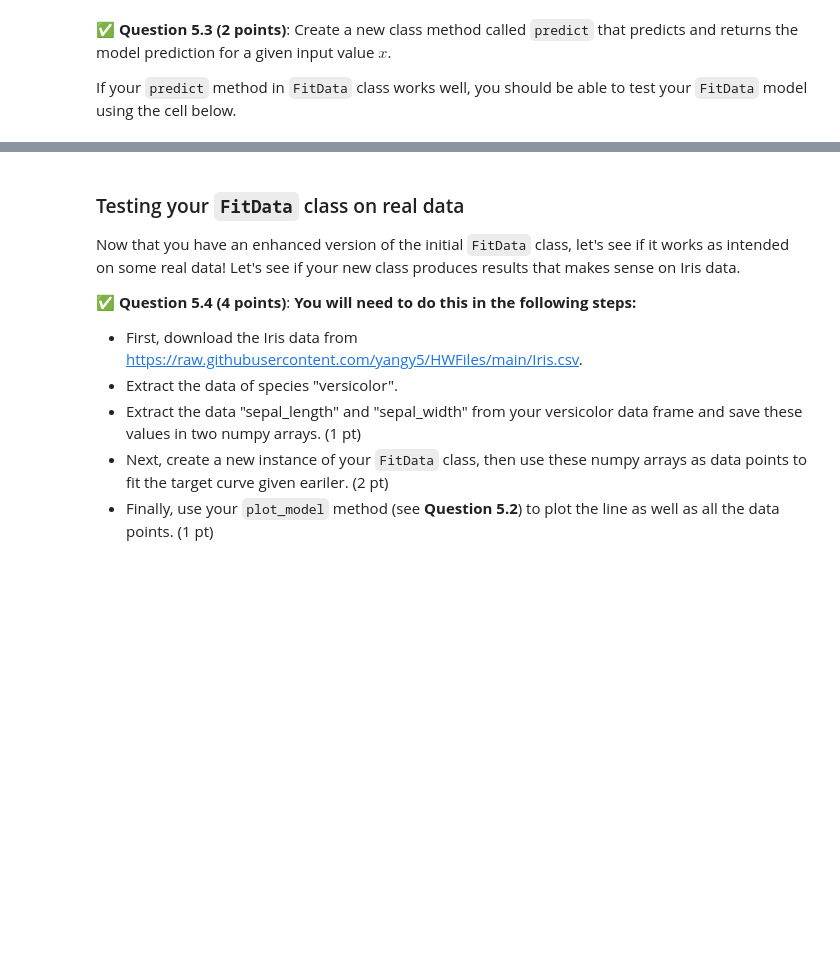
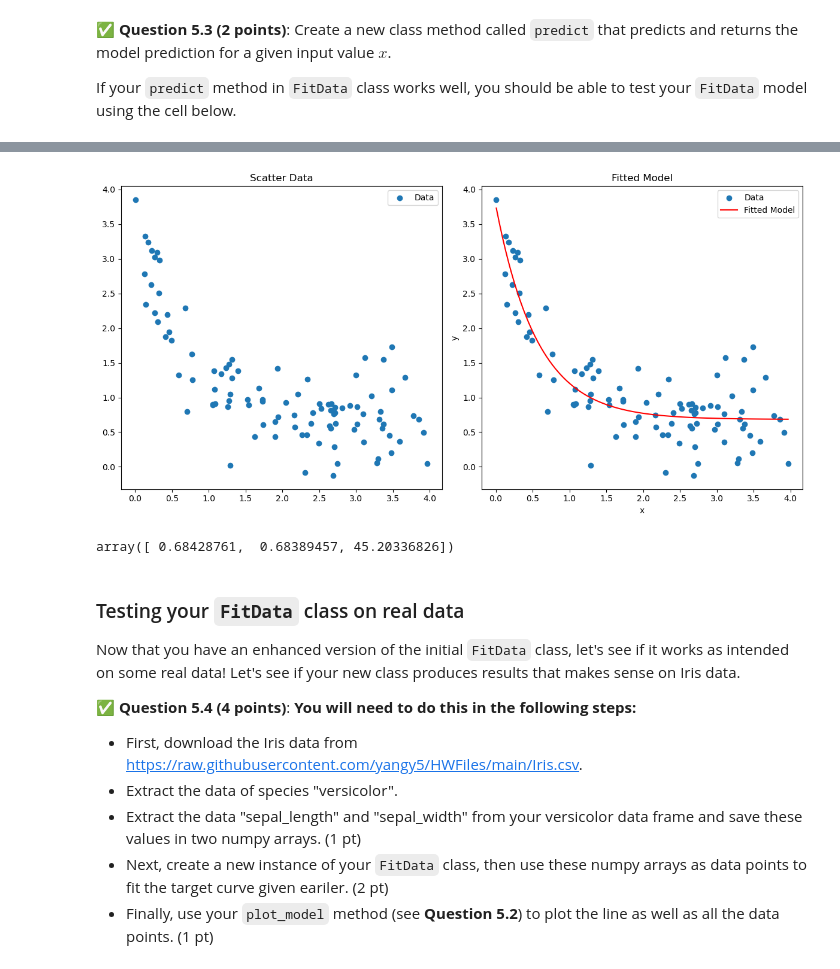
Before and after one commit to ze-ntsh/cmse202-s25-turnin, a Jupyter notebook: hw-01/HW-01_GitPracticeDebuggingPythonPackagesAndClasses-SS25-NITISH MAINDOLIYA.ipynb, the cells around one changed output, grey strips where cells are left out. Saved outputs shown, nothing was run; the diff lists cells and outputs as text; code cells hidden in the pictures; blank space fills up the shorter version.

```diff
--- a/hw-01/HW-01_GitPracticeDebuggingPythonPackagesAndClasses-SS25-NITISH MAINDOLIYA.ipynb
+++ b/hw-01/HW-01_GitPracticeDebuggingPythonPackagesAndClasses-SS25-NITISH MAINDOLIYA.ipynb
@@ -560,3 +573,31 @@ Copy the OOP code to this cell and work from here.
+# %%
+# Copy the code to this cell.
+
+import numpy as np
+import matplotlib.pyplot as plt
+from scipy.optimize import curve_fit
+
+
+class FitData:
+    def __init__(self, xdata, ydata):
+        self.xdata = xdata
+        self.ydata = ydata
+
+    def summary_stats(self):
+        return {
+            "mean_x": np.mean(self.xdata),
+            "std_x": np.std(self.xdata),
+            "mean_y": np.mean(self.ydata),
+            "std_y": np.std(self.ydata)
+        }
+
+    def fit_linear_model(self):
+        popt = curve_fit(self.func, self.xdata, self.ydata)
+        return {
+            "coefficient a": popt[0],
+            "coefficient b": popt[1],
+            "coefficient c": popt[2]
+        }
 # %% [markdown]
 &#9989; **Questions 5.1 (3 points)**: Test the class by **running the following code to see what the output is**. **Debug the `FitData` class.** **DO NOT MODIFY THIS CODE CELL**. (so that you can remember what the bug was)
 # %%
@@ -604,3 +709,23 @@ y_pred
+# %%
+# Put your code here
+def predict(self, x_new):
+    return self.func(x_new, *self.CurveFit_model(func).values())
+
+FitData.predict = predict
+# %%
+# This is an example usage of the "predict" method. If it doesn't work, you need to make changes to your method.
+
+CurvF_test1 = FitData(xdata, ydata)
+CurvF_test1.CurveFit_model(func)
+CurvF_test1.plot_model()
+
+x_new = np.array([5.0, 6.5, -1.5])
+y_pred = CurvF_test1.predict(x_new)
+
+y_pred
+# %% [output]
+[figure, added]
+array([ 0.68428761,  0.68389457, 45.20336826])
 # %% [markdown]
 ### Testing your `FitData` class on real data
 
```
Also changed, not shown: parts of 18 cells of this notebook, 2 other files.
